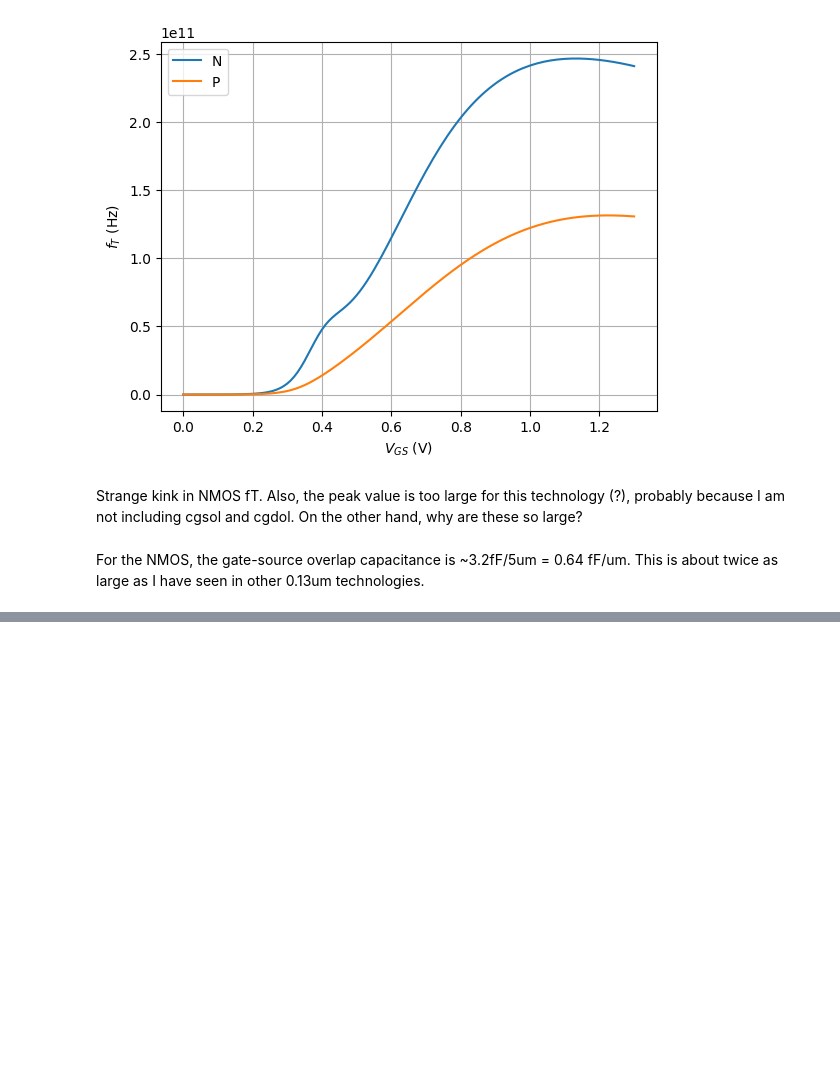
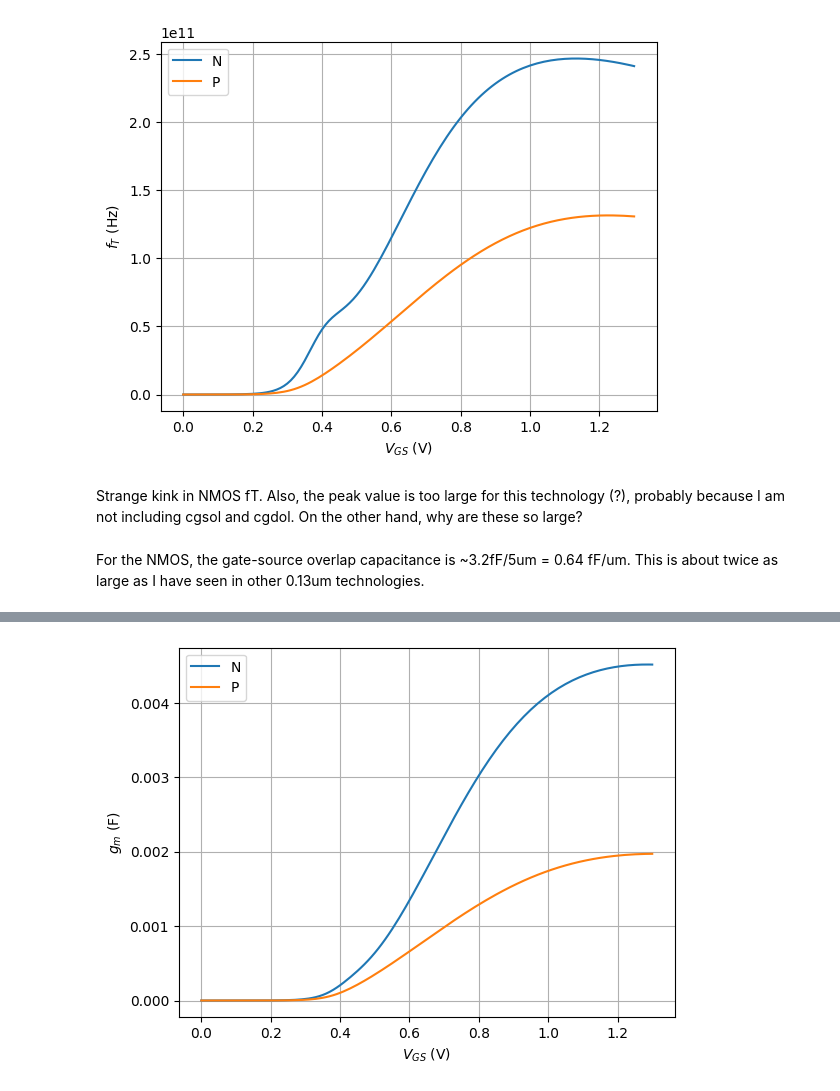
Before and after one commit to bmurmann/Ngspice-on-Colab, a Jupyter notebook: notebooks/IHP_SG13G2_VGS_sweep.ipynb, the cells around one changed output, grey strips where cells are left out. Drawn from its saved outputs; the diff is of its cells as text; code cells hidden in the pictures; blank space fills up the shorter version.

```diff
--- a/notebooks/IHP_SG13G2_VGS_sweep.ipynb
+++ b/notebooks/IHP_SG13G2_VGS_sweep.ipynb
@@ -180,0 +203,10 @@ For the NMOS, the gate-source overlap capacitance is ~3.2fF/5um = 0.64 fF/um. Th
+# %%
+plt.plot(df['vgs'], df['gmn'], label="N")
+plt.plot(df['vgs'], df['gmp'], label="P")
+plt.xlabel("$V_{GS}$ (V)")
+plt.ylabel("$g_m$ (F)")
+plt.legend(loc="upper left")
+plt.grid()
+plt.show()
+# %% [output]
+[figure, added]
```
Also changed, not shown: parts of 8 cells of this notebook.
